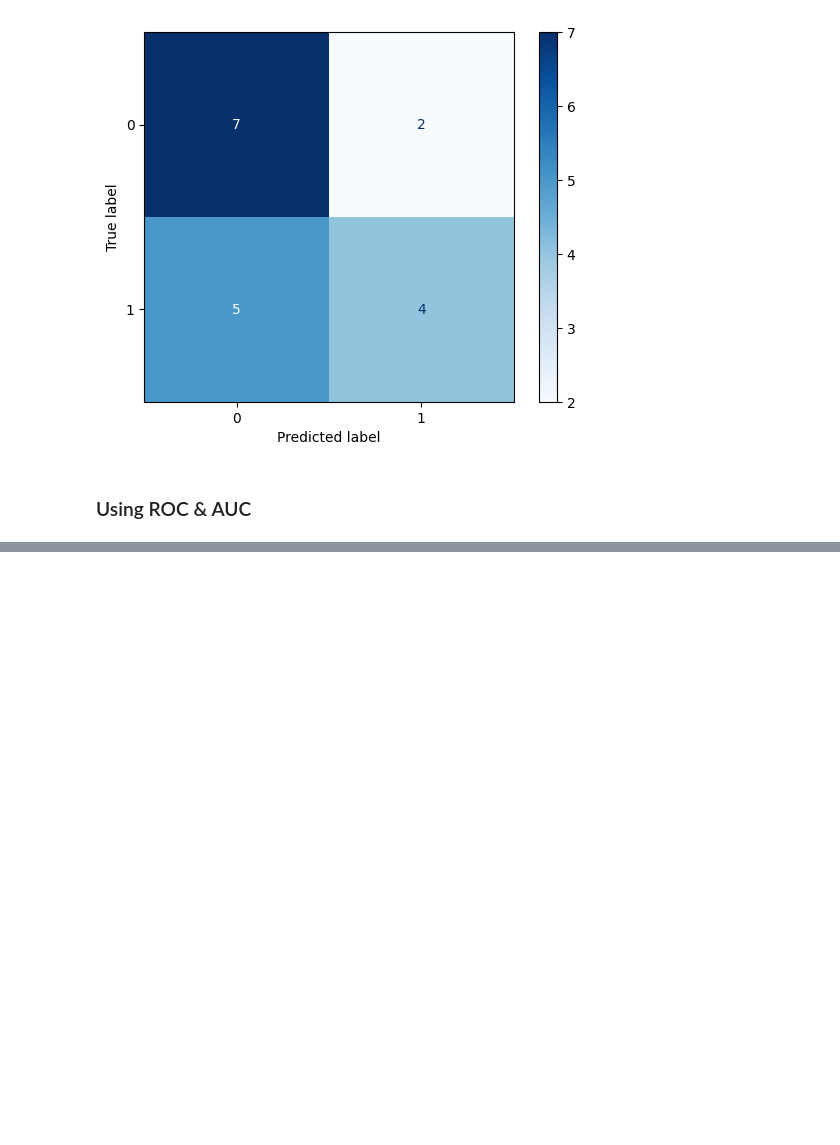
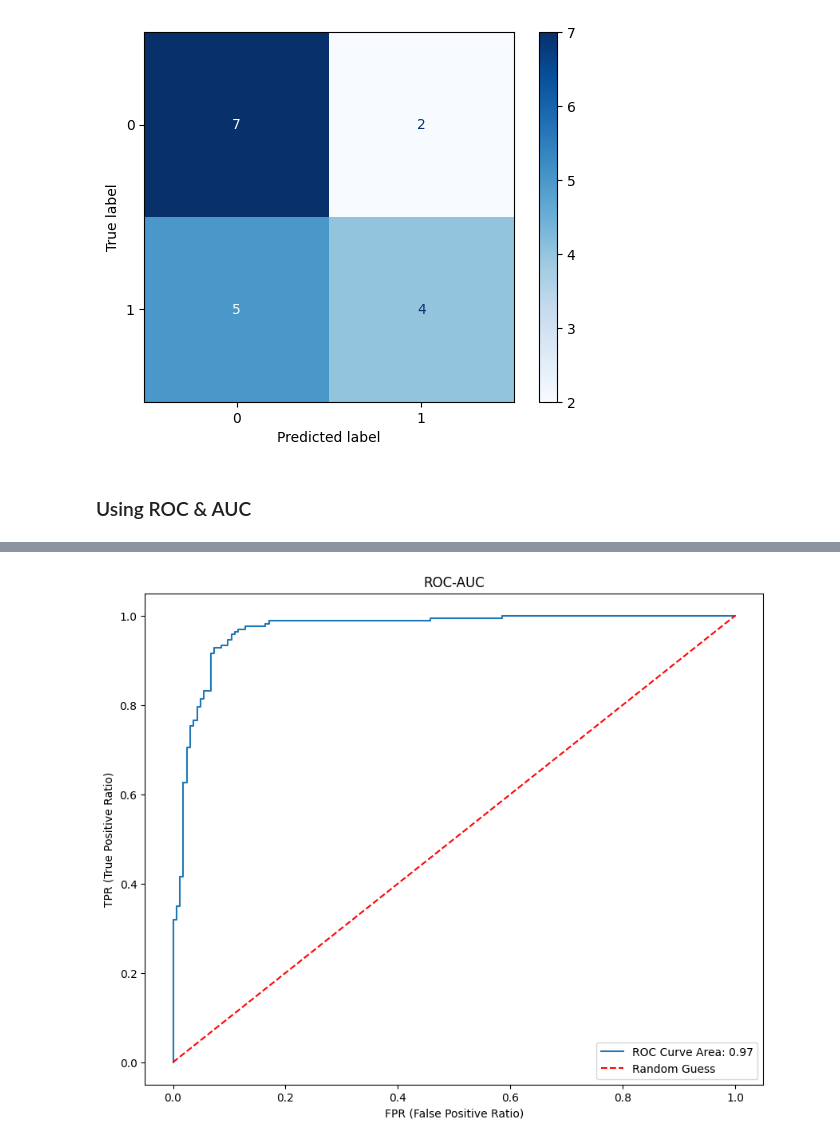
Before and after one commit to Evghost1/Machine-Learning, a Jupyter notebook: Essential Math for Data Science/6. Confusion Matrices.ipynb, the cells around one changed output, grey strips where cells are left out. Cells and saved outputs as stored; diff of their text form; code cells hidden in the pictures; blank space fills up the shorter version.

```diff
--- a/Essential Math for Data Science/6. Confusion Matrices.ipynb
+++ b/Essential Math for Data Science/6. Confusion Matrices.ipynb
@@ -143,0 +173,12 @@ sms.L
+# %%
+fig, ax = plt.subplots(1,1, figsize=(10,8))
+ax.plot(fpr, tpr, label=f'ROC Curve Area: {round(roc_auc,2)}')
+ax.plot([0,1],[0,1], color='red', linestyle='--', label='Random Guess')
+
+ax.set_title('ROC-AUC')
+ax.set_xlabel('FPR (False Positive Ratio)')
+ax.set_ylabel('TPR (True Positive Ratio)')
+plt.legend(loc='lower right')
+plt.show()
+# %% [output]
+[figure, added]
```
Also changed, not shown: parts of 20 cells of this notebook.
